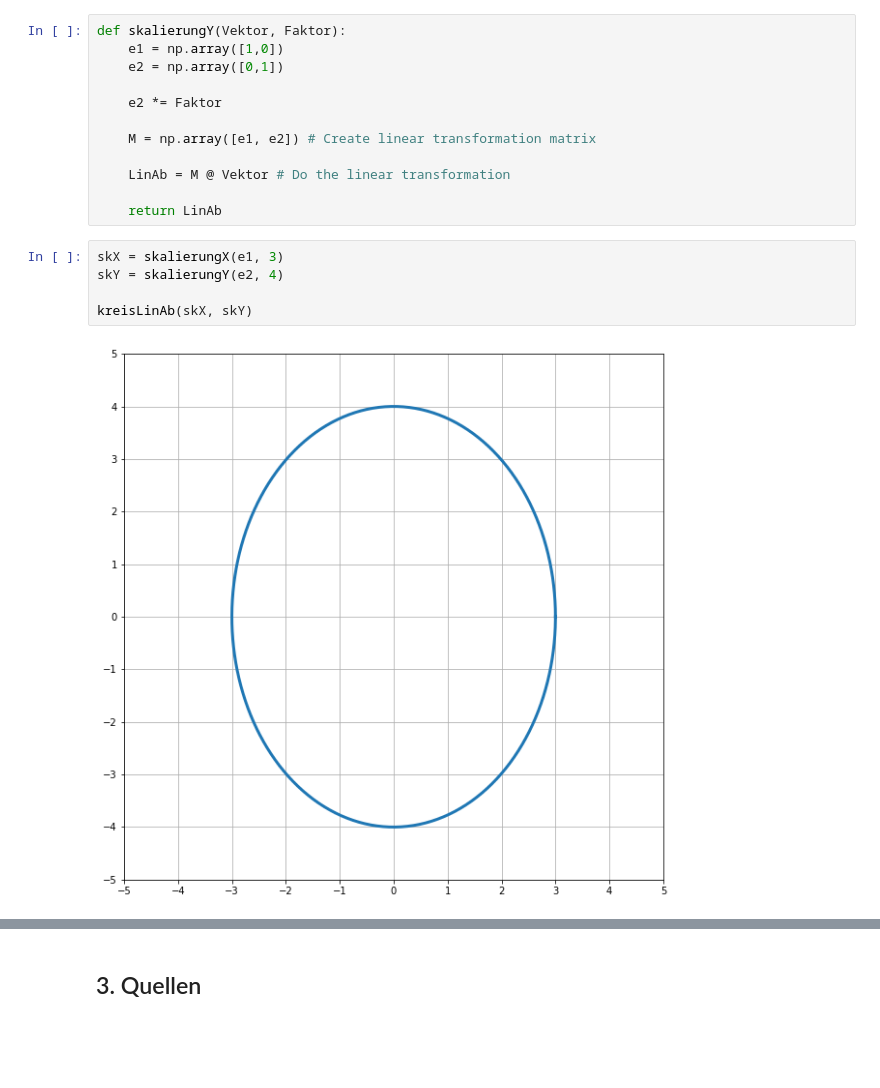
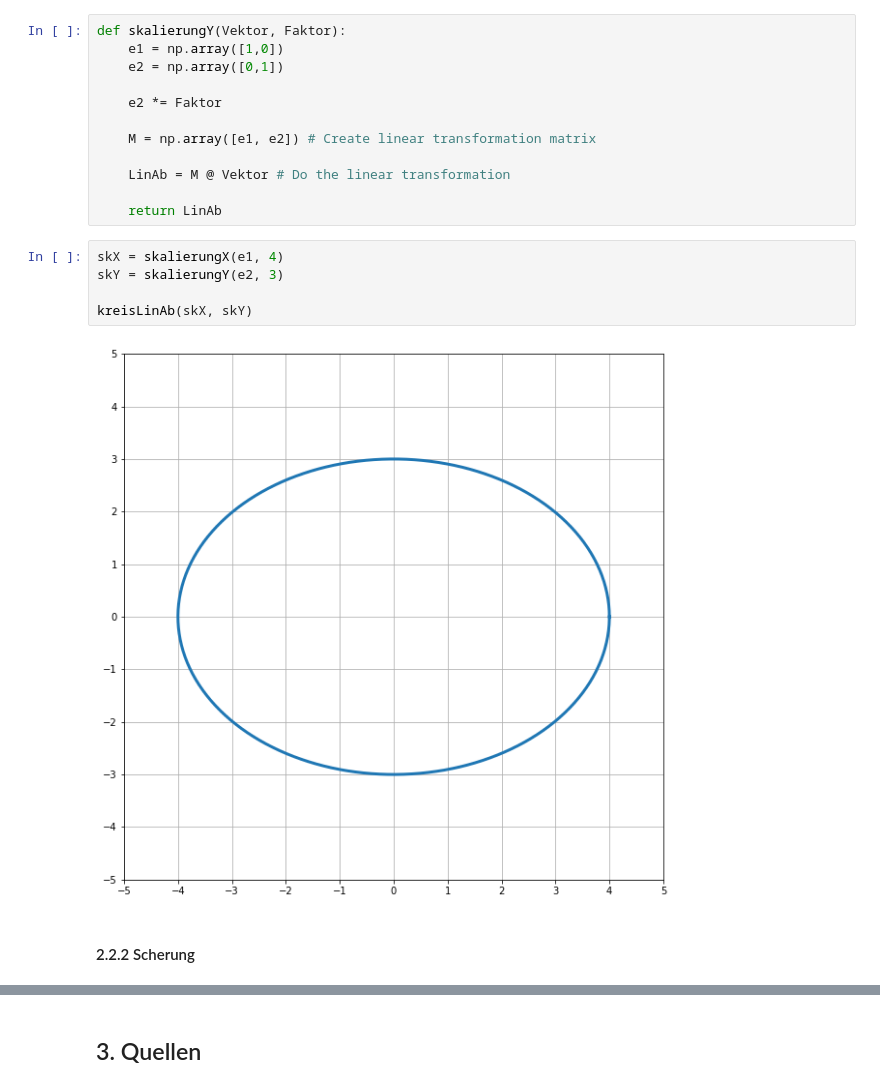
Before and after one commit to greatmerlin/SA_Lineare_Transformationen, a Jupyter notebook: Lineare_Transformationen.ipynb, the cells around one changed output, grey strips where cells are left out. Saved outputs shown, nothing was run; the diff lists cells and outputs as text; blank space fills up the shorter version.

```diff
--- a/Lineare_Transformationen.ipynb
+++ b/Lineare_Transformationen.ipynb
@@ -209,9 +209,11 @@ def skalierungY(Vektor, Faktor):
 
     return LinAb
 # %%
-skX = skalierungX(e1, 3)
-skY = skalierungY(e2, 4)
+skX = skalierungX(e1, 4)
+skY = skalierungY(e2, 3)
 
 kreisLinAb(skX, skY)
 # %% [output]
-[figure, old version]
+[figure, new version]
+# %% [markdown]
+#### 2.2.2 Scherung
```
Also changed, not shown: parts of 4 cells of this notebook.
